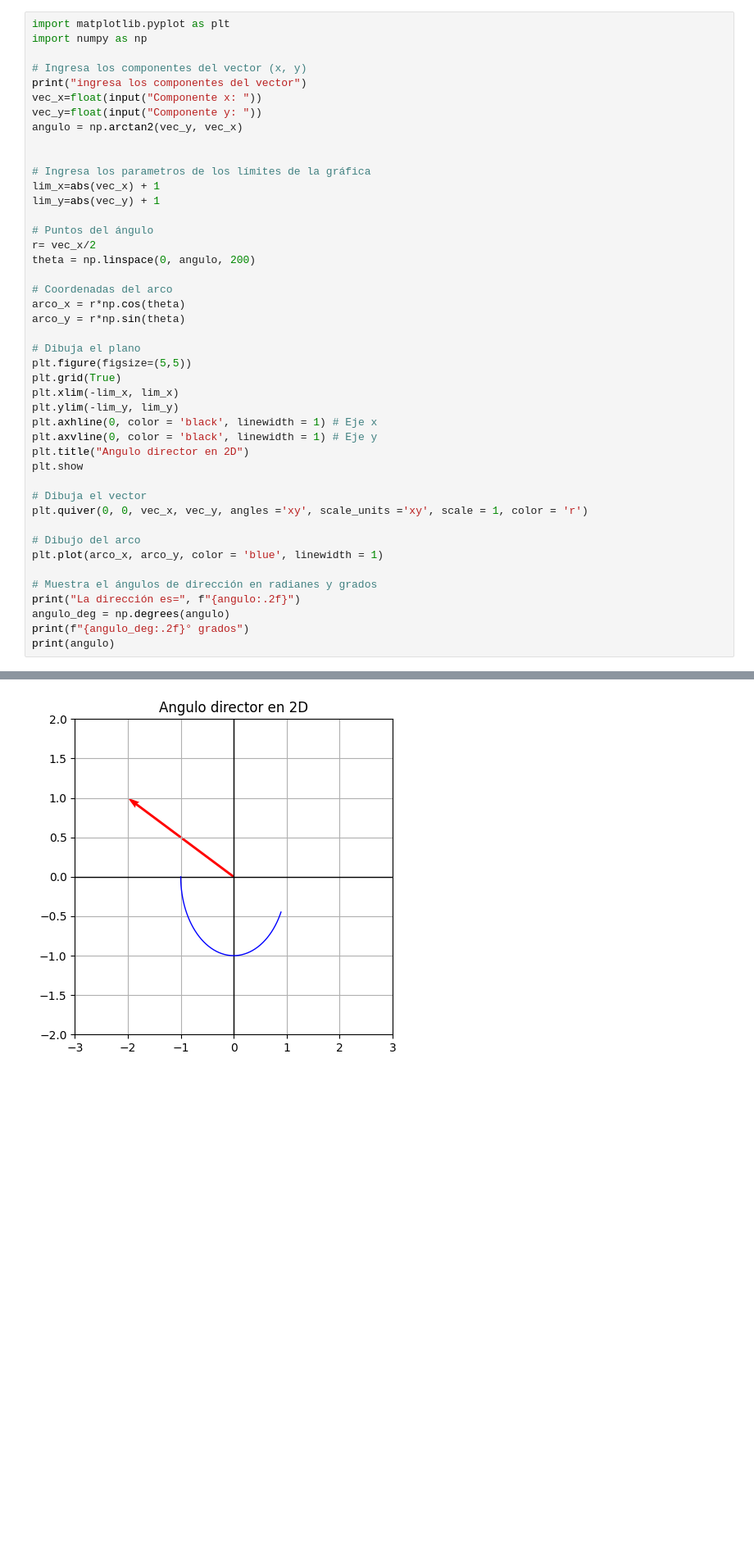
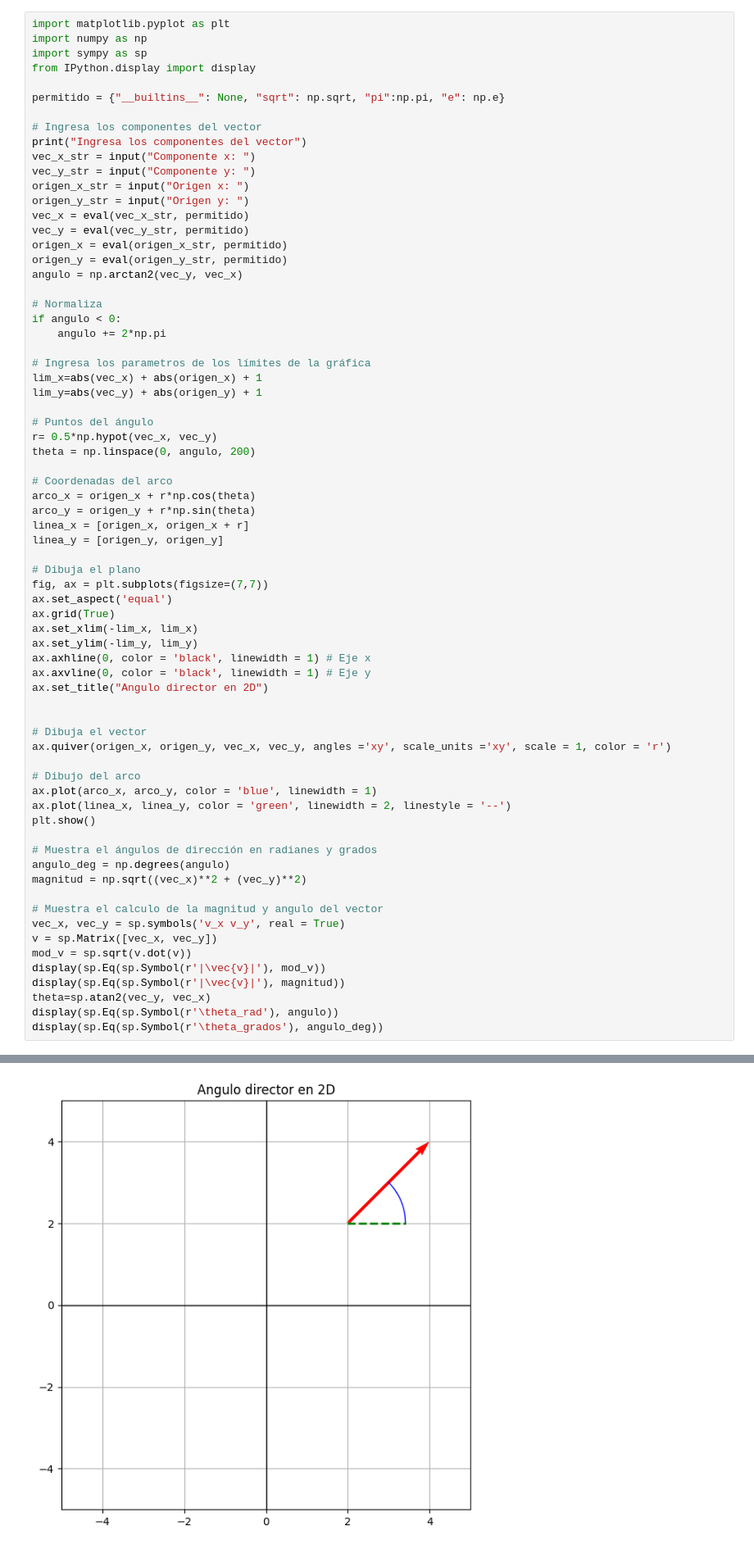
Before and after one commit to KristhianPineda/kPhysics, a Jupyter notebook: notebooks/math/vectores1.ipynb, the cells around one changed output, grey strips where cells are left out. Shown at 82% size. Saved outputs shown, nothing was run; the diff lists cells and outputs as text; blank space fills up the shorter version.

Commit message:
Actualizacion de los dos primeros graficos en vectores1

```diff
--- a/notebooks/math/vectores1.ipynb
+++ b/notebooks/math/vectores1.ipynb
@@ -99,45 +105,71 @@ Si **A** = $(a_1, a_2)$ entonces; $\tan \theta =\frac{a_2}{a_1}$ Si $a_1 \neq 0$
 # %%
 import matplotlib.pyplot as plt
 import numpy as np
+import sympy as sp
+from IPython.display import display
 
-# Ingresa los componentes del vector (x, y)
-print("ingresa los componentes del vector")
-vec_x=float(input("Componente x: "))
-vec_y=float(input("Componente y: "))
+permitido = {"__builtins__": None, "sqrt": np.sqrt, "pi":np.pi, "e": np.e}
+
+# Ingresa los componentes del vector
+print("Ingresa los componentes del vector")
+vec_x_str = input("Componente x: ")
+vec_y_str = input("Componente y: ")
+origen_x_str = input("Origen x: ")
+origen_y_str = input("Origen y: ")
+vec_x = eval(vec_x_str, permitido)
+vec_y = eval(vec_y_str, permitido)
+origen_x = eval(origen_x_str, permitido)
+origen_y = eval(origen_y_str, permitido)
 angulo = np.arctan2(vec_y, vec_x)
 
+# Normaliza
+if angulo < 0:
+    angulo += 2*np.pi
 
 # Ingresa los parametros de los límites de la gráfica
-lim_x=abs(vec_x) + 1
-lim_y=abs(vec_y) + 1
+lim_x=abs(vec_x) + abs(origen_x) + 1
+lim_y=abs(vec_y) + abs(origen_y) + 1
 
 # Puntos del ángulo
-r= vec_x/2
+r= 0.5*np.hypot(vec_x, vec_y)
 theta = np.linspace(0, angulo, 200)
 
 # Coordenadas del arco
-arco_x = r*np.cos(theta)
-arco_y = r*np.sin(theta)
+arco_x = origen_x + r*np.cos(theta)
+arco_y = origen_y + r*np.sin(theta)
+linea_x = [origen_x, origen_x + r]
+linea_y = [origen_y, origen_y]
 
 # Dibuja el plano
-plt.figure(figsize=(5,5))
-plt.grid(True)
-plt.xlim(-lim_x, lim_x)
-plt.ylim(-lim_y, lim_y)
-plt.axhline(0, color = 'black', linewidth = 1) # Eje x
-plt.axvline(0, color = 'black', linewidth = 1) # Eje y
-plt.title("Angulo director en 2D")
-plt.show
+fig, ax = plt.subplots(figsize=(7,7))
+ax.set_aspect('equal')
+ax.grid(True)
+ax.set_xlim(-lim_x, lim_x)
+ax.set_ylim(-lim_y, lim_y)
+ax.axhline(0, color = 'black', linewidth = 1) # Eje x
+ax.axvline(0, color = 'black', linewidth = 1) # Eje y
+ax.set_title("Angulo director en 2D")
+
 
 # Dibuja el vector
-plt.quiver(0, 0, vec_x, vec_y, angles ='xy', scale_units ='xy', scale = 1, color = 'r')
+ax.quiver(origen_x, origen_y, vec_x, vec_y, angles ='xy', scale_units ='xy', scale = 1, color = 'r')
 
 # Dibujo del arco
-plt.plot(arco_x, arco_y, color = 'blue', linewidth = 1)
+ax.plot(arco_x, arco_y, color = 'blue', linewidth = 1)
+ax.plot(linea_x, linea_y, color = 'green', linewidth = 2, linestyle = '--')
+plt.show()
 
 # Muestra el ángulos de dirección en radianes y grados
-print("La dirección es=", f"{angulo:.2f}")
 angulo_deg = np.degrees(angulo)
-print(f"{angulo_deg:.2f}° grados")
-print(angulo)
+magnitud = np.sqrt((vec_x)**2 + (vec_y)**2)
+
+# Muestra el calculo de la magnitud y angulo del vector
+vec_x, vec_y = sp.symbols('v_x v_y', real = True)
+v = sp.Matrix([vec_x, vec_y])
+mod_v = sp.sqrt(v.dot(v))
+display(sp.Eq(sp.Symbol(r'|\vec{v}|'), mod_v))
+display(sp.Eq(sp.Symbol(r'|\vec{v}|'), magnitud))
+theta=sp.atan2(vec_y, vec_x)
+display(sp.Eq(sp.Symbol(r'\theta_rad'), angulo))
+display(sp.Eq(sp.Symbol(r'\theta_grados'), angulo_deg))
 # %% [output]
@@ -150 +181 @@ La dirección es= 2.68
-[figure, old version]
+[figure, new version]
```
Also changed, not shown: parts of 3 cells of this notebook.
